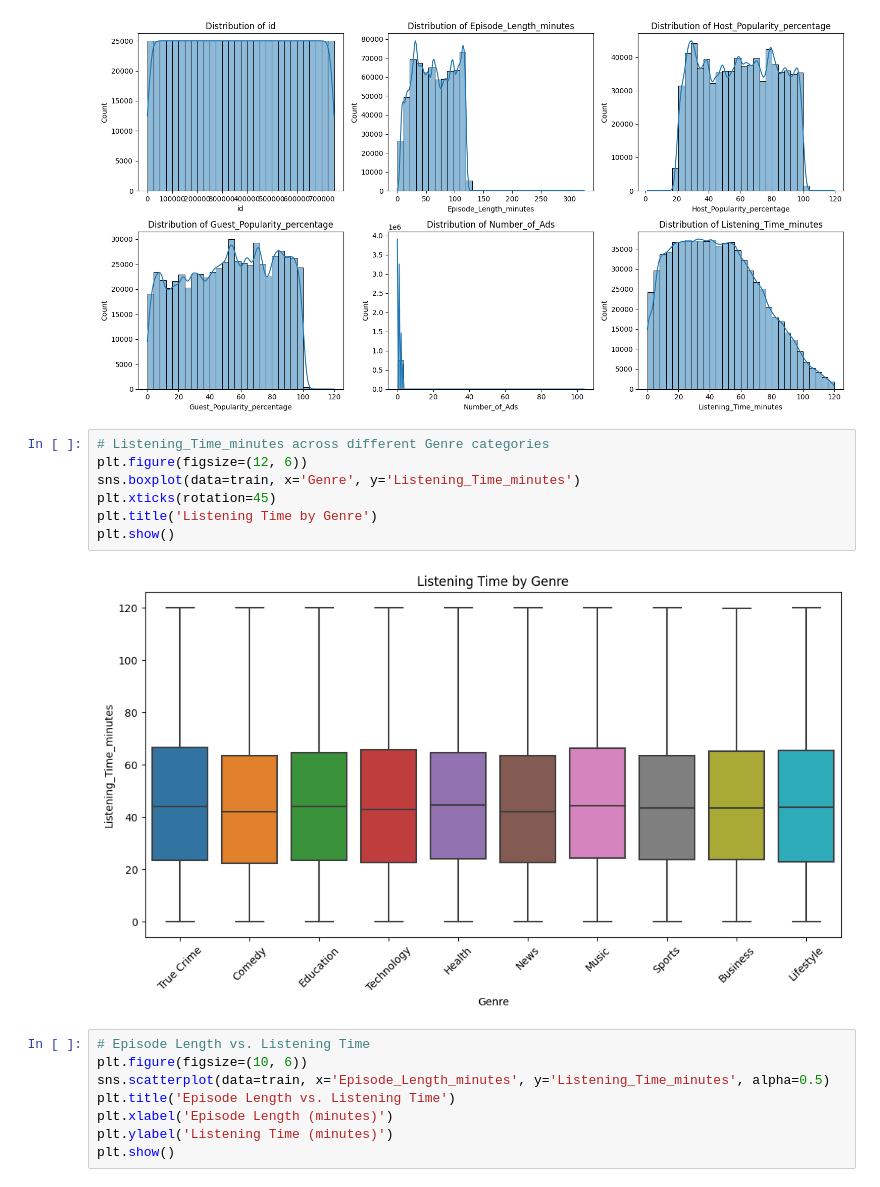
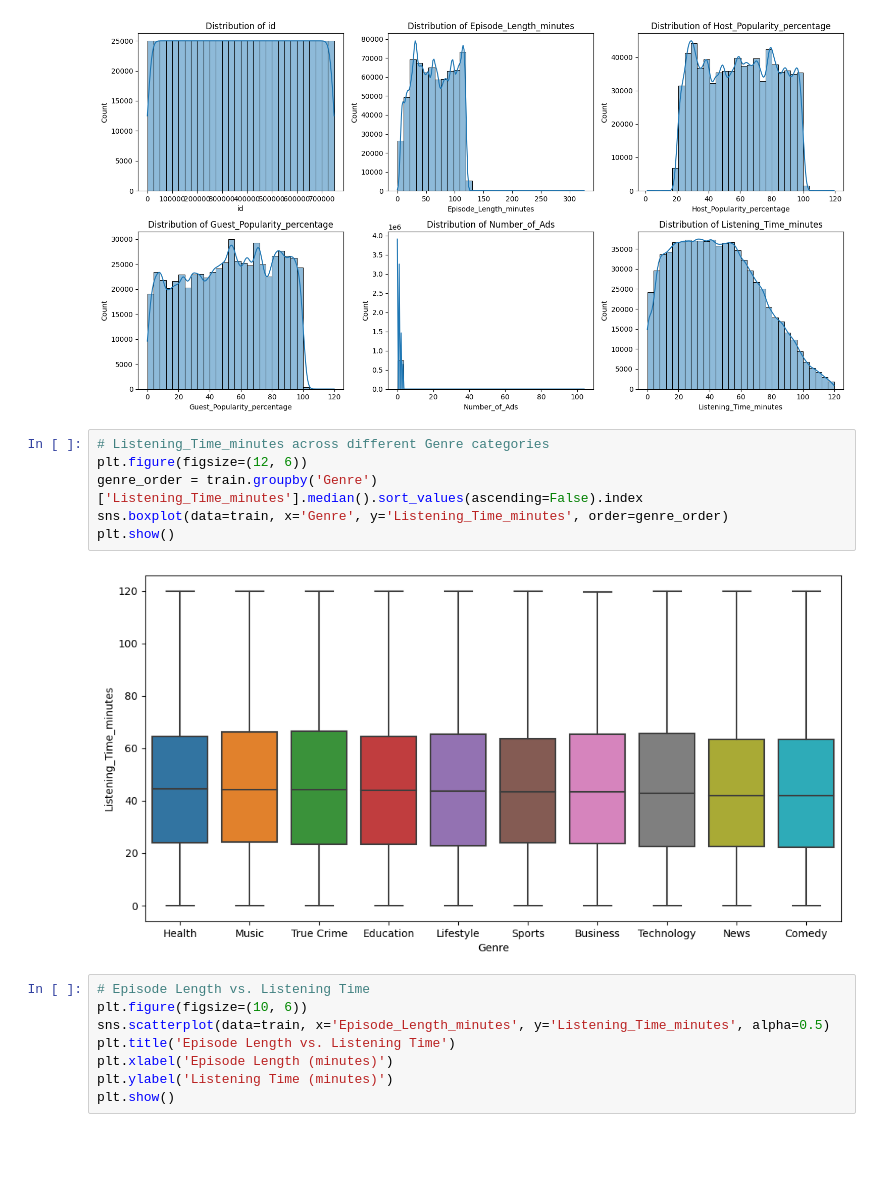
Before and after one commit to vanezp01/datalabs, a Jupyter notebook: Predict-Listening-Podcast.ipynb, the cells around one changed output. Drawn from its saved outputs; the diff is of its cells as text; blank space fills up the shorter version.

Commit message:
Kaggle Notebook | 🎙️Predict Podcast Listening Time | Version 8

```diff
--- a/Predict-Listening-Podcast.ipynb
+++ b/Predict-Listening-Podcast.ipynb
@@ -108,12 +108,11 @@ plt.show()
 # %%
 # Listening_Time_minutes across different Genre categories
 plt.figure(figsize=(12, 6))
-sns.boxplot(data=train, x='Genre', y='Listening_Time_minutes')
-plt.xticks(rotation=45)
-plt.title('Listening Time by Genre')
+genre_order = train.groupby('Genre')['Listening_Time_minutes'].median().sort_values(ascending=False).index
+sns.boxplot(data=train, x='Genre', y='Listening_Time_minutes', order=genre_order)
 plt.show()
 # %% [output]
-[figure, old version]
+[figure, new version]
 # %%
 # Episode Length vs. Listening Time
 plt.figure(figsize=(10, 6))
```
Also changed, not shown: parts of 3 cells of this notebook.
